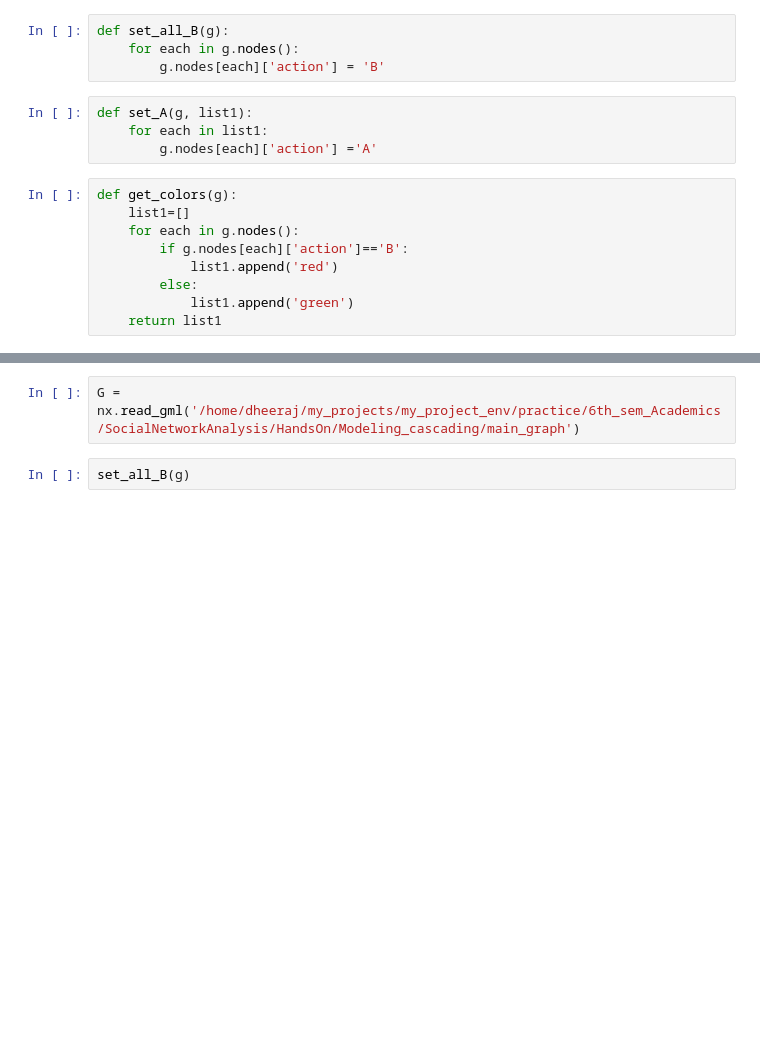
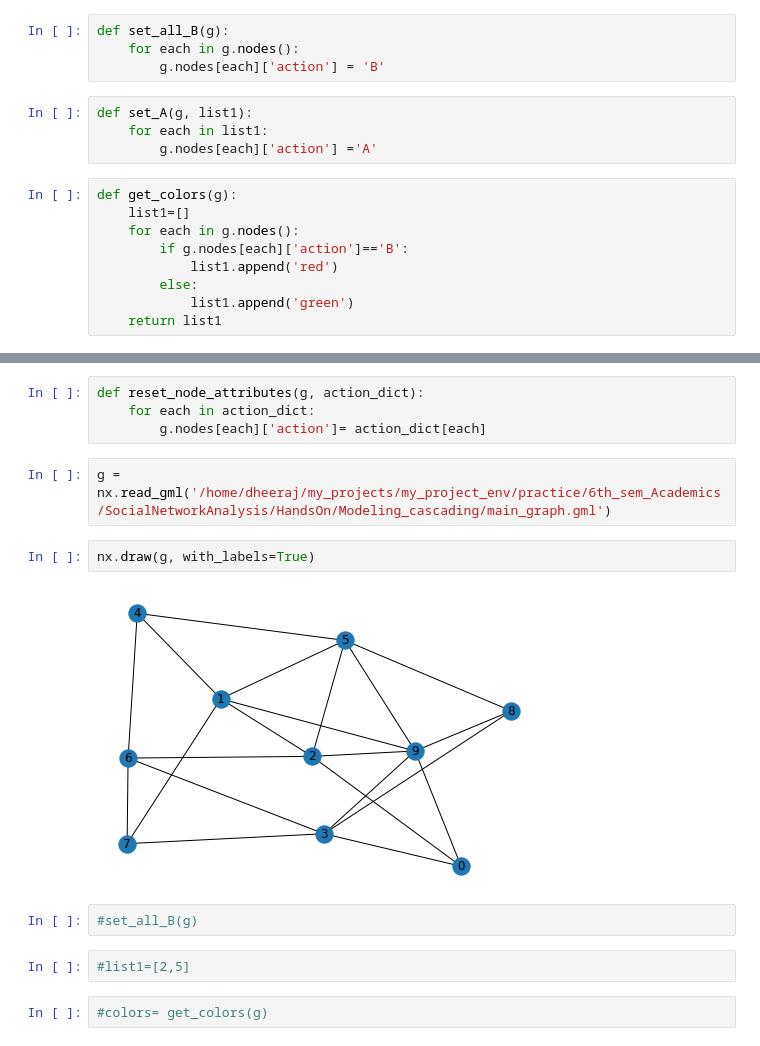
Before and after one commit to dheeraj-2000/6th_sem_Academics, a Jupyter notebook: SocialNetworkAnalysis/HandsOn/Modeling_cascading/Modeling_cascading.ipynb, the cells around one changed output, grey strips where cells are left out. Saved outputs shown, nothing was run; the diff lists cells and outputs as text; blank space fills up the shorter version.

Commit message:
updated modeling cascading bahaviour

```diff
--- a/SocialNetworkAnalysis/HandsOn/Modeling_cascading/Modeling_cascading.ipynb
+++ b/SocialNetworkAnalysis/HandsOn/Modeling_cascading/Modeling_cascading.ipynb
@@ -26,4 +50,16 @@ def get_colors(g):
+# %%
+def reset_node_attributes(g, action_dict):
+    for each in action_dict:
+        g.nodes[each]['action']= action_dict[each]
 # %%
-G = nx.read_gml('/home/dheeraj/my_projects/my_project_env/practice/6th_sem_Academics/SocialNetworkAnalysis/HandsOn/Modeling_cascading/main_graph')
+g = nx.read_gml('/home/dheeraj/my_projects/my_project_env/practice/6th_sem_Academics/SocialNetworkAnalysis/HandsOn/Modeling_cascading/main_graph.gml')
-# %%
-set_all_B(g)
+# %%
+nx.draw(g, with_labels=True)
+# %% [output]
+[figure, added]
+# %%
+#set_all_B(g)
+# %%
+#list1=[2,5]
+# %%
+#colors= get_colors(g)
```
Also changed, not shown: parts of 17 cells of this notebook, 2 other files.
